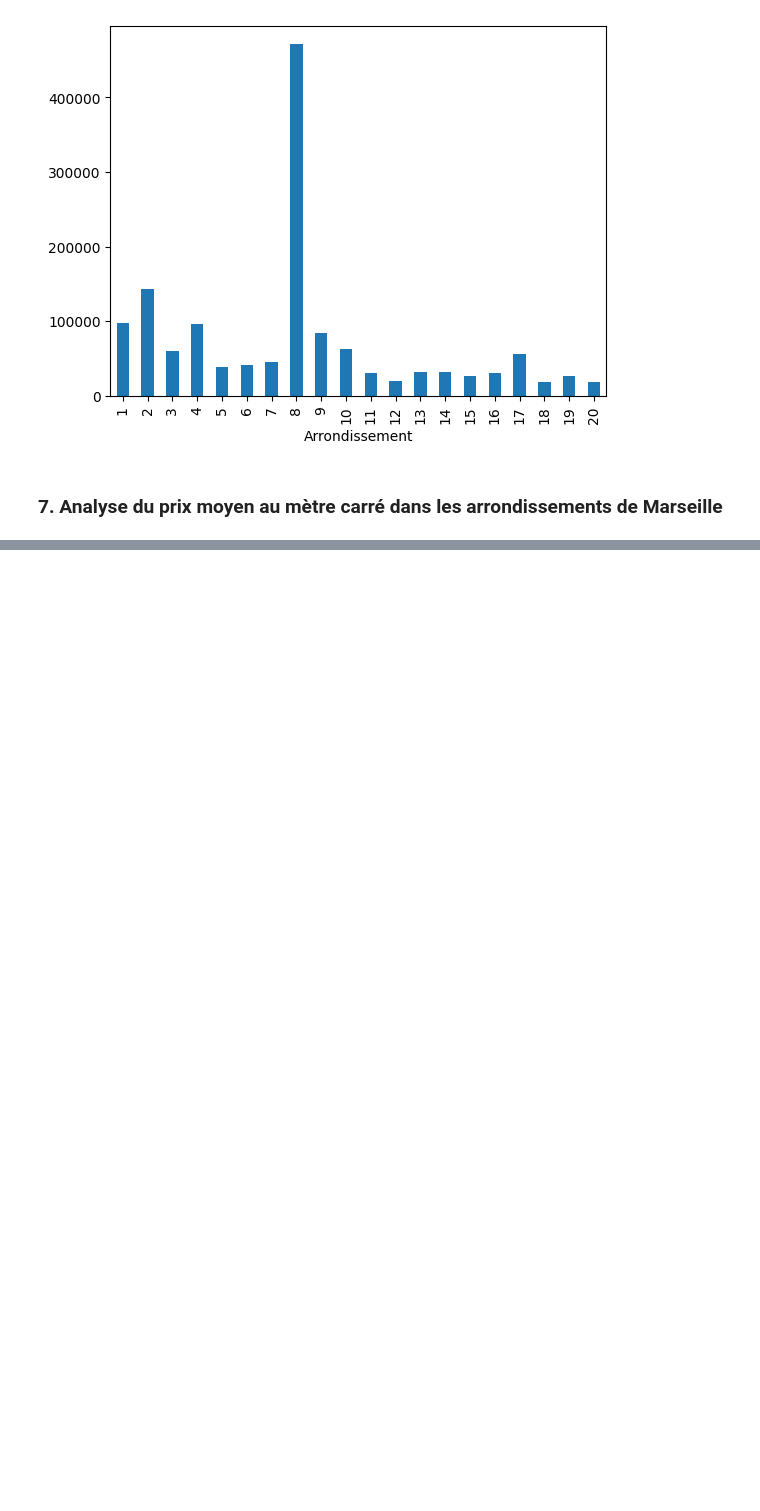
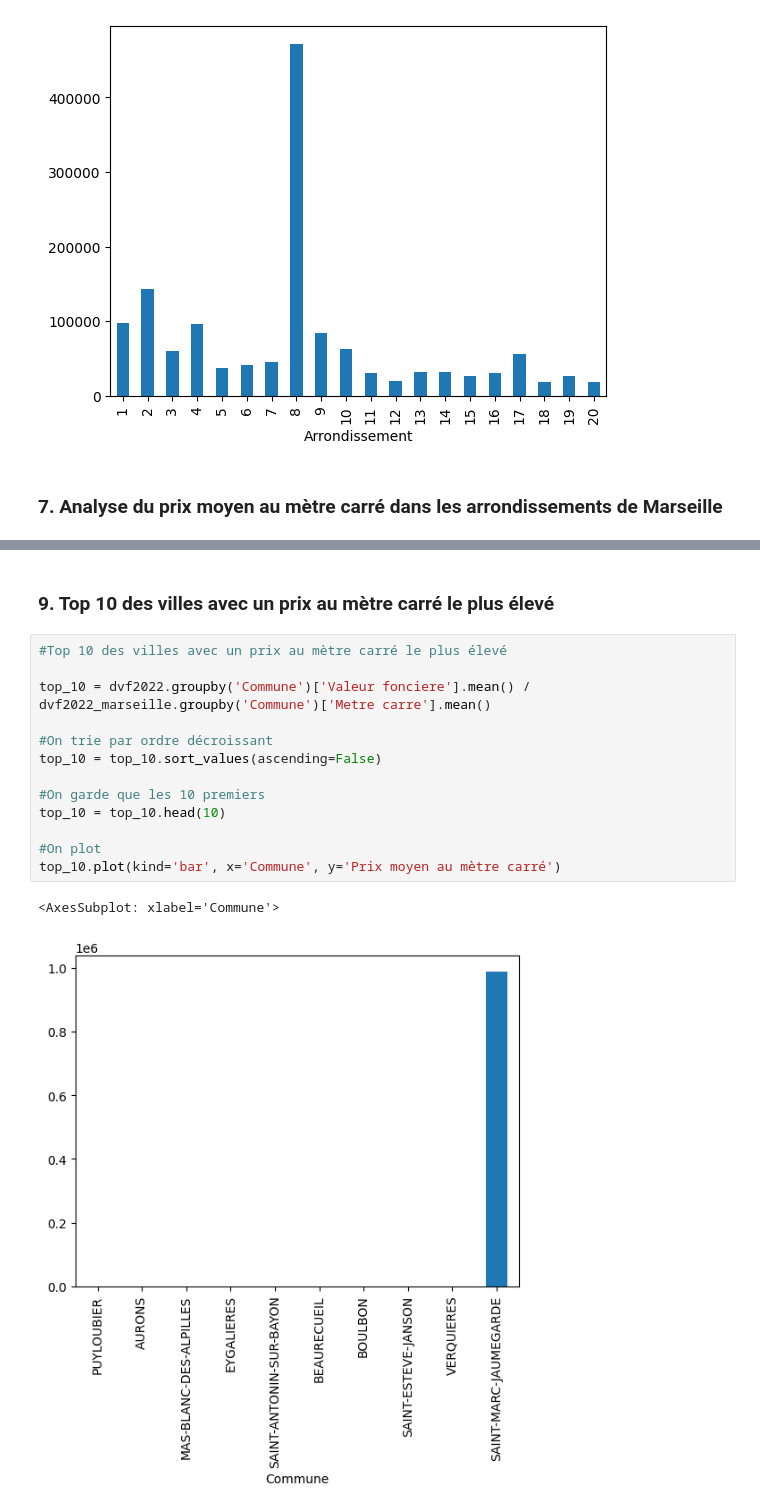
Before and after one commit to yannvillellas/Analysis-of-DVF-data, a Jupyter notebook: rapport.ipynb, the cells around one changed output, grey strips where cells are left out. Cells and saved outputs as stored; diff of their text form; blank space fills up the shorter version.

```diff
--- a/rapport.ipynb
+++ b/rapport.ipynb
@@ -283,0 +345,18 @@ IndexError: index 0 is out of bounds for axis 0 with size 0
+# %% [markdown]
+### 9. Top 10 des villes avec un prix au mètre carré le plus élevé
+# %%
+#Top 10 des villes avec un prix au mètre carré le plus élevé
+
+top_10 = dvf2022.groupby('Commune')['Valeur fonciere'].mean() / dvf2022_marseille.groupby('Commune')['Metre carre'].mean()
+
+#On trie par ordre décroissant
+top_10 = top_10.sort_values(ascending=False)
+
+#On garde que les 10 premiers
+top_10 = top_10.head(10)
+
+#On plot
+top_10.plot(kind='bar', x='Commune', y='Prix moyen au mètre carré')
+# %% [output]
+<AxesSubplot: xlabel='Commune'>
+[figure, added]
```
Also changed, not shown: parts of 12 cells of this notebook, 3 other files.
